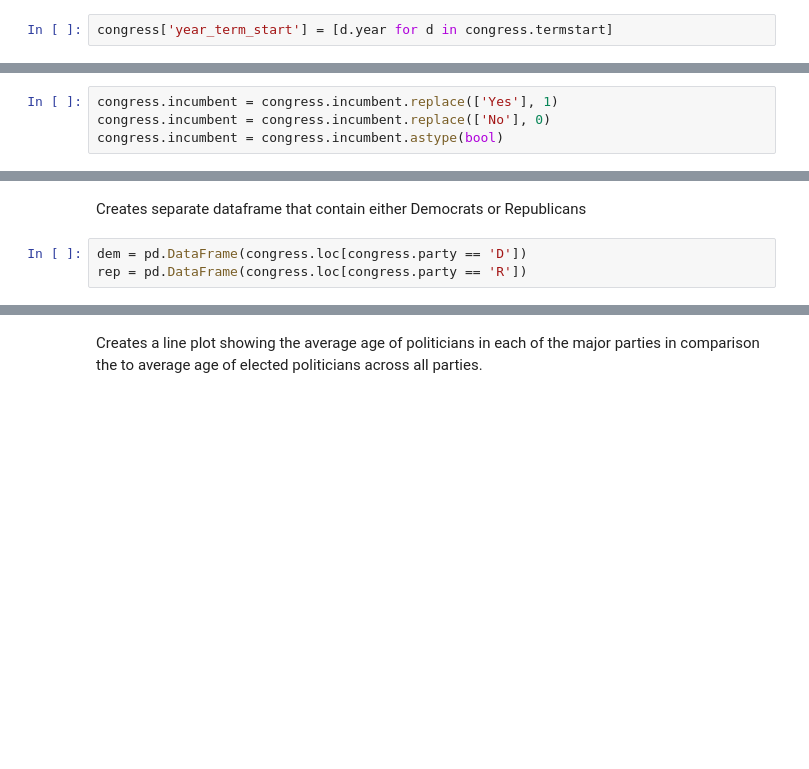
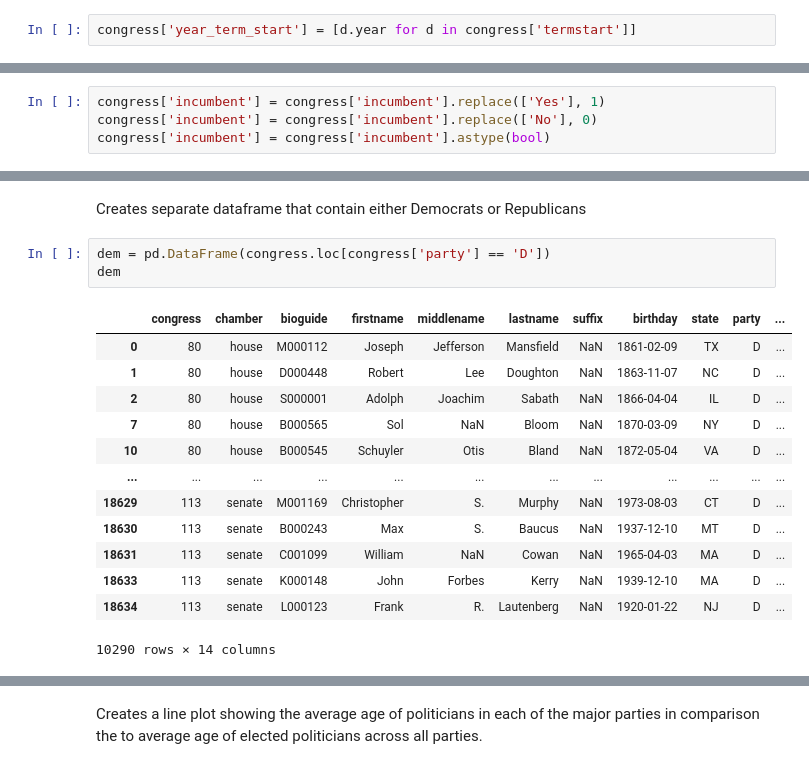
Before and after one commit to nathalieforsythe/DataScience2021F, a Jupyter notebook: Unit3/Project3B/project3b.ipynb, the cells around one changed output, grey strips where cells are left out. Saved outputs shown, nothing was run; the diff lists cells and outputs as text; blank space fills up the shorter version.

```diff
--- a/Unit3/Project3B/project3b.ipynb
+++ b/Unit3/Project3B/project3b.ipynb
@@ -26,13 +26,13 @@ congress
 # %% [markdown]
 Creates new column that contains only the year of each term start
 # %%
-congress['year_term_start'] = [d.year for d in congress.termstart]
+congress['year_term_start'] = [d.year for d in congress['termstart']]
 # %% [markdown]
 Replaces all instances of 'Yes' in incumbent column with 1 and 'No' with 0, then casts the integers to Booleans
 # %%
-congress.incumbent = congress.incumbent.replace(['Yes'], 1)
-congress.incumbent = congress.incumbent.replace(['No'], 0)
-congress.incumbent = congress.incumbent.astype(bool)
+congress['incumbent'] = congress['incumbent'].replace(['Yes'], 1)
+congress['incumbent'] = congress['incumbent'].replace(['No'], 0)
+congress['incumbent'] = congress['incumbent'].astype(bool)
 # %% [markdown]
 ## Which party elects older politicians?
 # %% [markdown]
@@ -86,5 +86,19 @@ Over time, the average age of congressmen has increased from 52.5 in 1947 to 57.
 # %% [markdown]
 Creates separate dataframe that contain either Democrats or Republicans
 # %%
-dem = pd.DataFrame(congress.loc[congress.party == 'D'])
-rep = pd.DataFrame(congress.loc[congress.party == 'R'])
+dem = pd.DataFrame(congress.loc[congress['party'] == 'D'])
+dem
+# %% [output]
+|  | congress | chamber | bioguide | firstname | middlename | lastname | suffix | birthday | state | party | ... |
+| 0 | 80 | house | M000112 | Joseph | Jefferson | Mansfield | NaN | 1861-02-09 | TX | D | ... |
+| 1 | 80 | house | D000448 | Robert | Lee | Doughton | NaN | 1863-11-07 | NC | D | ... |
+| 2 | 80 | house | S000001 | Adolph | Joachim | Sabath | NaN | 1866-04-04 | IL | D | ... |
+| 7 | 80 | house | B000565 | Sol | NaN | Bloom | NaN | 1870-03-09 | NY | D | ... |
+| 10 | 80 | house | B000545 | Schuyler | Otis | Bland | NaN | 1872-05-04 | VA | D | ... |
+| ... | ... | ... | ... | ... | ... | ... | ... | ... | ... | ... | ... |
+| 18629 | 113 | senate | M001169 | Christopher | S. | Murphy | NaN | 1973-08-03 | CT | D | ... |
+| 18630 | 113 | senate | B000243 | Max | S. | Baucus | NaN | 1937-12-10 | MT | D | ... |
+| 18631 | 113 | senate | C001099 | William | NaN | Cowan | NaN | 1965-04-03 | MA | D | ... |
+| 18633 | 113 | senate | K000148 | John | Forbes | Kerry | NaN | 1939-12-10 | MA | D | ... |
+| 18634 | 113 | senate | L000123 | Frank | R. | Lautenberg | NaN | 1920-01-22 | NJ | D | ... |
+10290 rows × 14 columns
```
Also changed, not shown: parts of 13 cells of this notebook, 1 other file.
